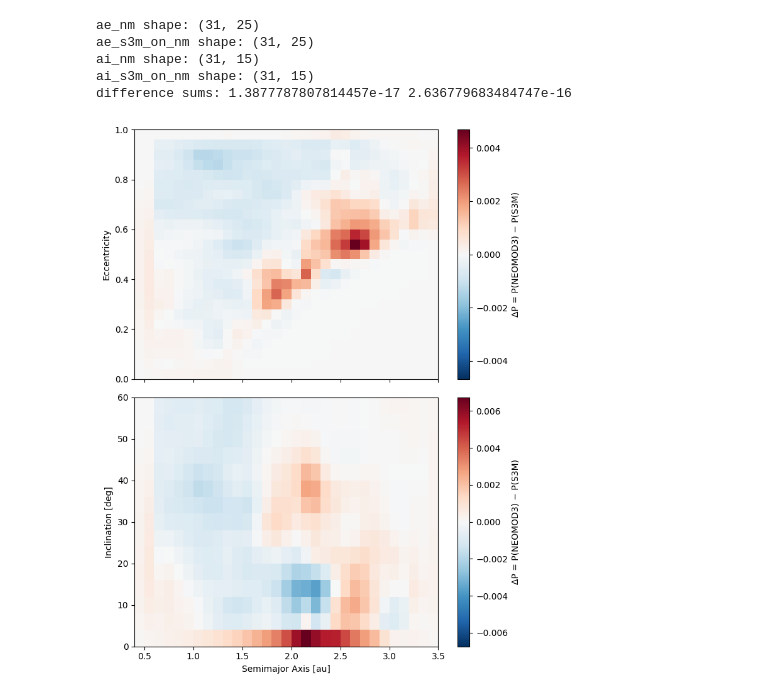
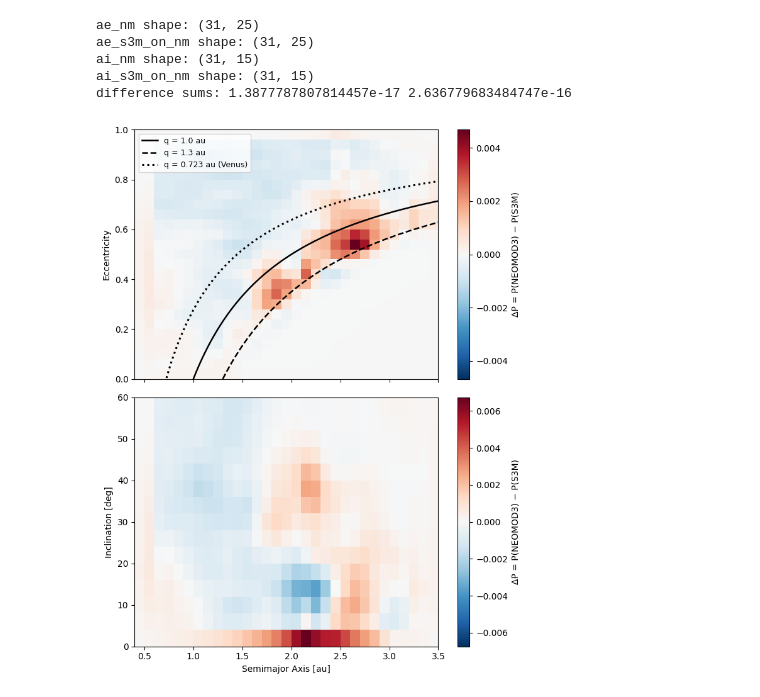
Before and after one commit to devanshi-s04/neomod, a Jupyter notebook: orbdistribution_plots.ipynb, the cells around one changed output. Cells and saved outputs as stored; diff of their text form; code cells hidden in the pictures.

```diff
--- a/orbdistribution_plots.ipynb
+++ b/orbdistribution_plots.ipynb
@@ -988,26 +988,51 @@ difference sums: 1.3877787807814457e-17 2.636779683484747e-16
 # %%
 import matplotlib.pyplot as plt
 import numpy as np
 
+# fig 1
 vmax_ae = np.nanmax(np.abs(d_ae))
 vmax_ai = np.nanmax(np.abs(d_ai))
 
 fig, (ax1, ax2) = plt.subplots(2, 1, figsize=(7, 9), sharex=True)
 
 im1 = ax1.pcolormesh(a_edges_nm, e_edges_nm, d_ae.T, shading="auto",
                      cmap="RdBu_r", vmin=-vmax_ae, vmax=vmax_ae)
+
 ax1.set_ylabel("Eccentricity")
 ax1.set_ylim(0, 1.0)
 fig.colorbar(im1, ax=ax1, label="ΔP = P(NEOMOD3) − P(S3M)")
+
+# Perihelion (q) lines on the a–e panel
+# q = a(1 − e)  ->  e = 1 − q/a
+
+a_plot = np.linspace(a_edges_nm[0], a_edges_nm[-1], 800)
+
+def e_of_q(q, a):
+    return 1.0 - q / a
+
+q_lines = [
+    (1.0,  "-",  1.8, "k", "q = 1.0 au"),
+    (1.3,  "--", 1.8, "k", "q = 1.3 au"),
+    (0.723, ":", 2.2, "k", "q = 0.723 au (Venus)")
+]
+
+for q, ls, lw, col, lab in q_lines:
+    e_line = e_of_q(q, a_plot)
+    mask = (e_line >= 0.0) & (e_line <= 1.0)
+    ax1.plot(a_plot[mask], e_line[mask], linestyle=ls, linewidth=lw, color=col, label=lab)
+
+ax1.legend(loc="upper left", fontsize=9, frameon=True)
+
+# start of fig 2
 
 im2 = ax2.pcolormesh(a_edges_nm, i_edges_nm, d_ai.T, shading="auto",
                      cmap="RdBu_r", vmin=-vmax_ai, vmax=vmax_ai)
 ax2.set_xlabel("Semimajor Axis [au]")
 ax2.set_ylabel("Inclination [deg]")
 ax2.set_ylim(0, 60.0)
 fig.colorbar(im2, ax=ax2, label="ΔP = P(NEOMOD3) − P(S3M)")
 
 fig.tight_layout()
 plt.show()
 # %% [output]
-[figure, old version]
+[figure, new version]
```
Also changed, not shown: 8 other files.
